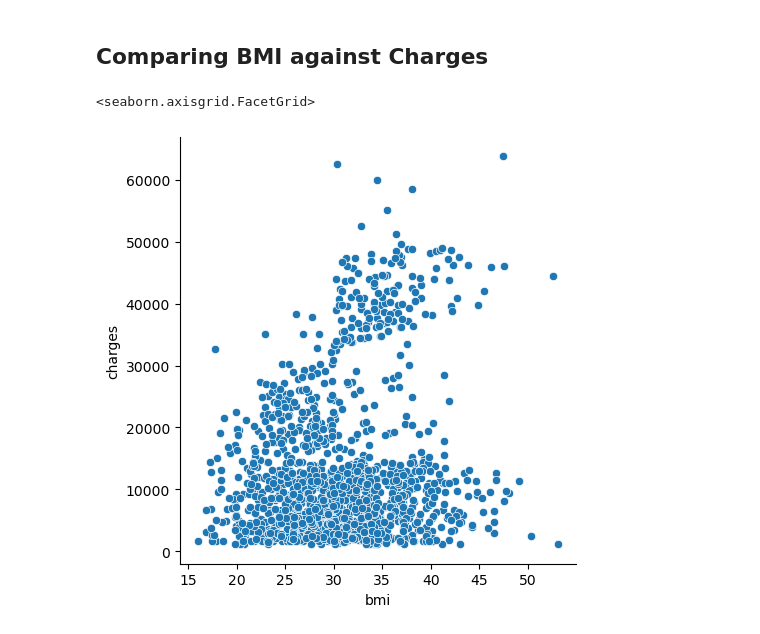
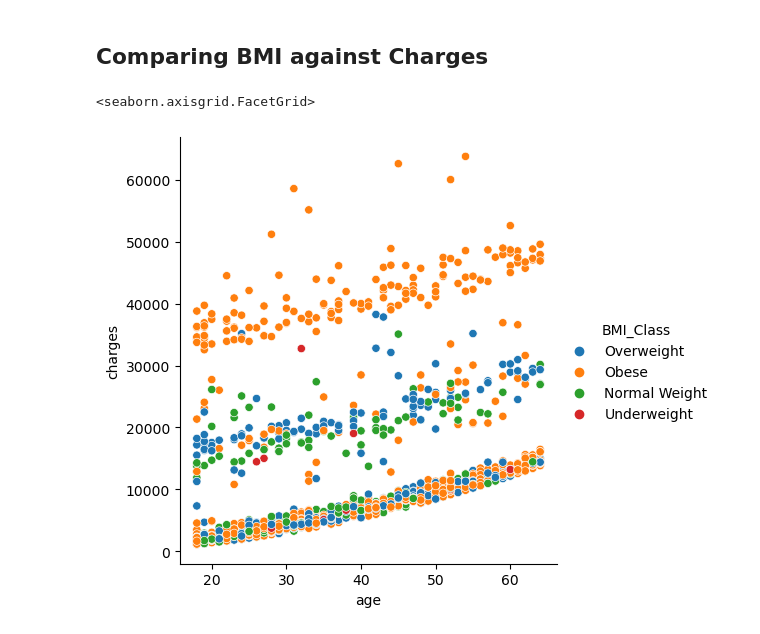
Before and after one commit to ubco-W2022T1-cosc301/project-group21, a Jupyter notebook: notebooks/ungraded/analysis1a.ipynb, the cells around one changed output. Cells and saved outputs as stored; diff of their text form; code cells hidden in the pictures.

```diff
--- a/notebooks/ungraded/analysis1a.ipynb
+++ b/notebooks/ungraded/analysis1a.ipynb
@@ -78,0 +82,11 @@ plt.show()
+# %%
+df["BMI_Class"] = np.nan
+lst = [df]
+
+for col in lst:
+    col.loc[col["bmi"] < 18.5, "BMI_Class"] = "Underweight"
+    col.loc[(col["bmi"] >= 18.5) & (col["bmi"] < 25), "BMI_Class"] = "Normal Weight"
+    col.loc[(col["bmi"] >= 25) & (col["bmi"] < 30), "BMI_Class"] = "Overweight"
+    col.loc[col["bmi"] >= 30, "BMI_Class"] = "Obese"
+
+df
@@ -83,3 +111,13 @@ sns.relplot(x = 'age', y = 'charges', hue = 'smoker', data = df)
 # %% [output]
 <seaborn.axisgrid.FacetGrid>
 [figure]
+# %%
+df["SMOB Status"] = np.nan
+lst = [df]
+
+for col in lst:
+    col.loc[((col["BMI_Class"] != 'Obese') & (col["smoker"] == 'yes')), "SMOB Status"] = "Non-obese Smoker"
+    col.loc[((col["BMI_Class"] == 'Obese') & (col["smoker"] == 'no')), "SMOB Status"] = "Obese non-smoker"
+    col.loc[((col["BMI_Class"] == 'Obese') & (col["smoker"] == 'yes')), "SMOB Status"] = "Obese Smoker"
+
+df
@@ -86,7 +151,7 @@ sns.relplot(x = 'age', y = 'charges', hue = 'smoker', data = df)
 # %% [markdown]
 ## Comparing BMI against Charges
 # %%
-sns.relplot(x = 'bmi', y = 'charges', data = df)
+sns.relplot(x = 'age', y = 'charges', hue = 'BMI_Class',palette = 'tab10',data = df)
 # %% [output]
 <seaborn.axisgrid.FacetGrid>
-[figure, old version]
+[figure, new version]
```
Also changed, not shown: parts of 11 cells of this notebook, 2 other files.
